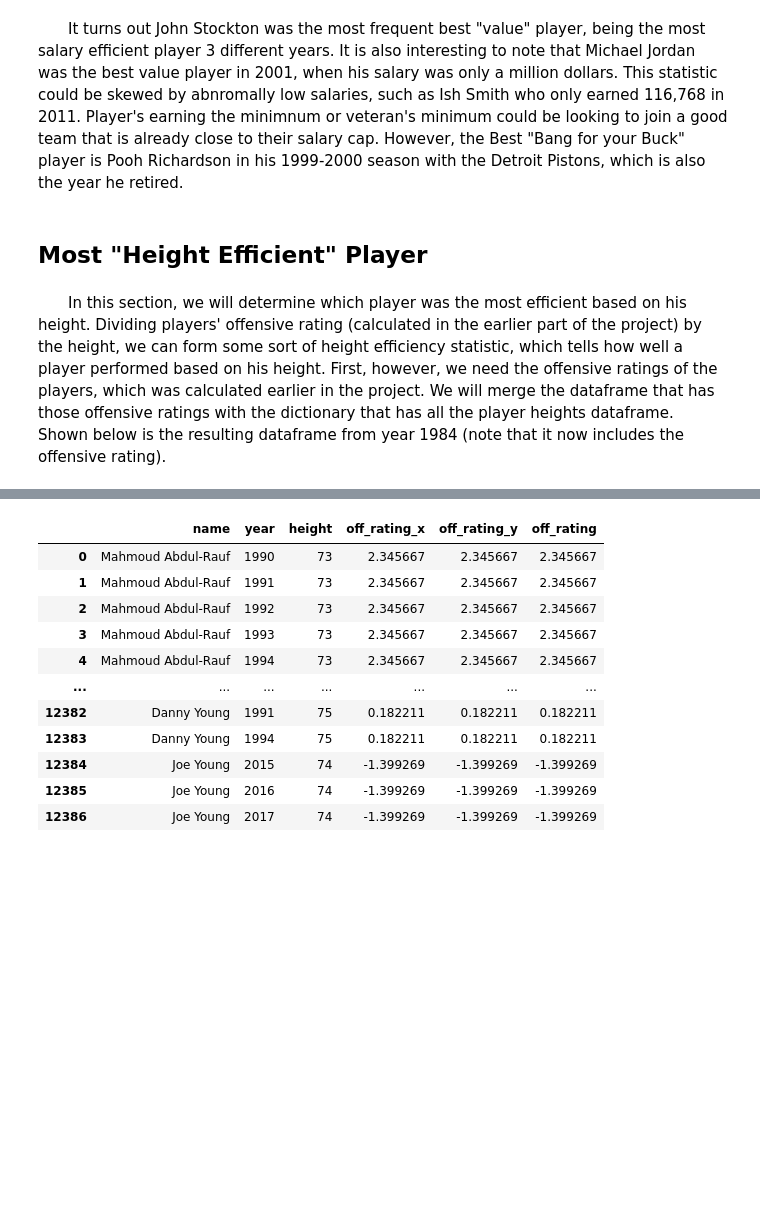
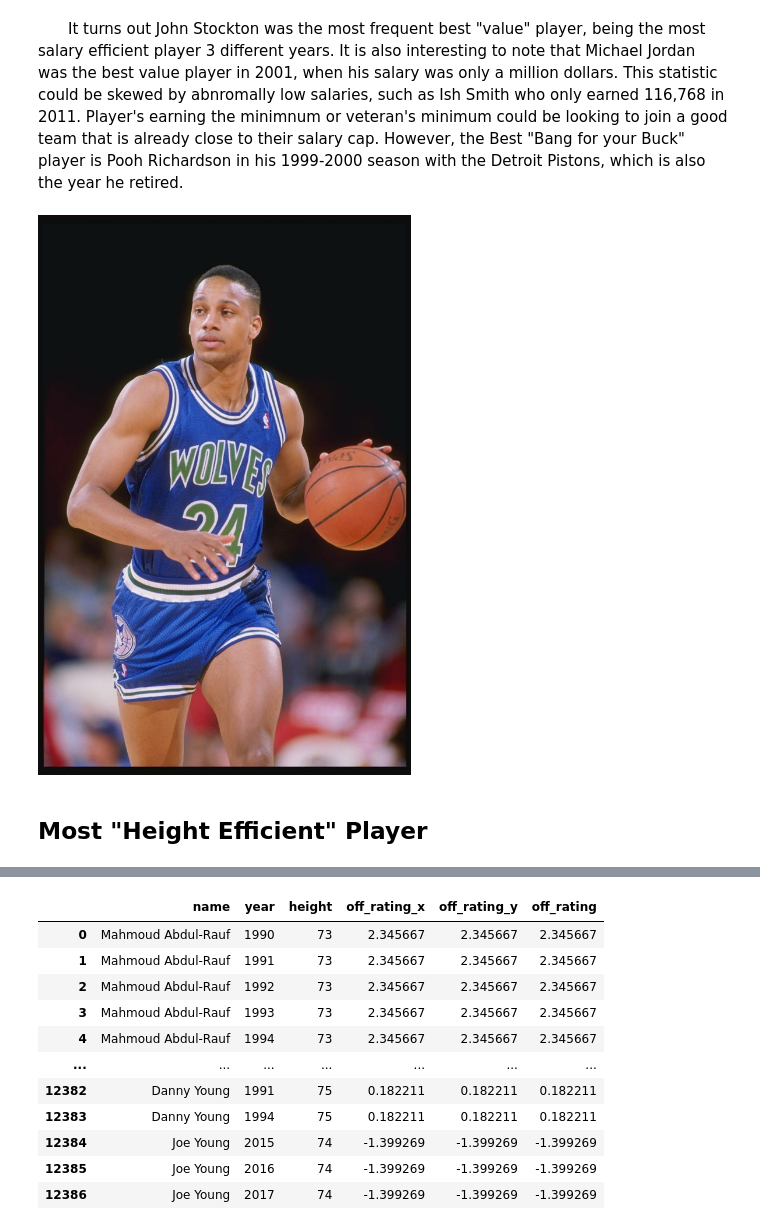
Before and after one commit to acook4148/CMSC320FinalProject, a Jupyter notebook: Kos_Copy.ipynb, the cells around one changed output, grey strips where cells are left out. Saved outputs shown, nothing was run; the diff lists cells and outputs as text; code cells hidden in the pictures; blank space fills up the shorter version.

```diff
--- a/Kos_Copy.ipynb
+++ b/Kos_Copy.ipynb
@@ -819,7 +829,9 @@ dtype: object
 | 32 | Reggie Williams | 50000.0 | 2.440195 | 48.803897 | 2016.0 |
 # %% [markdown]
 &emsp;&emsp;It turns out John Stockton was the most frequent best "value" player, being the most salary efficient player 3 different years. It is also interesting to note that Michael Jordan was the best value player in 2001, when his salary was only a million dollars. This statistic could be skewed by abnromally low salaries, such as Ish Smith who only earned 116,768 in 2011. Player's earning the minimnum or veteran's minimum could be looking to join a good team that is already close to their salary cap. However, the Best "Bang for your Buck" player is Pooh Richardson in his 1999-2000 season with the Detroit Pistons, which is also the year he retired.
-# %% [markdown]
-## Most "Height Efficient" Player
-# %% [markdown]
-&emsp;&emsp;In this section, we will determine which player was the most efficient based on his height. Dividing players' offensive rating (calculated in the earlier part of the project) by the height, we can form some sort of height efficiency statistic, which tells how well a player performed based on his height. First, however, we need the offensive ratings of the players, which was calculated earlier in the project. We will merge the dataframe that has those offensive ratings with the dictionary that has all the player heights dataframe. Shown below is the resulting dataframe from year 1984 (note that it now includes the offensive rating).
+# %%
+Image('Pooh Richardson.jpg')
+# %% [output]
+[figure, added]
+# %% [markdown]
+## Most "Height Efficient" Player
```
Also changed, not shown: parts of 16 cells of this notebook.
